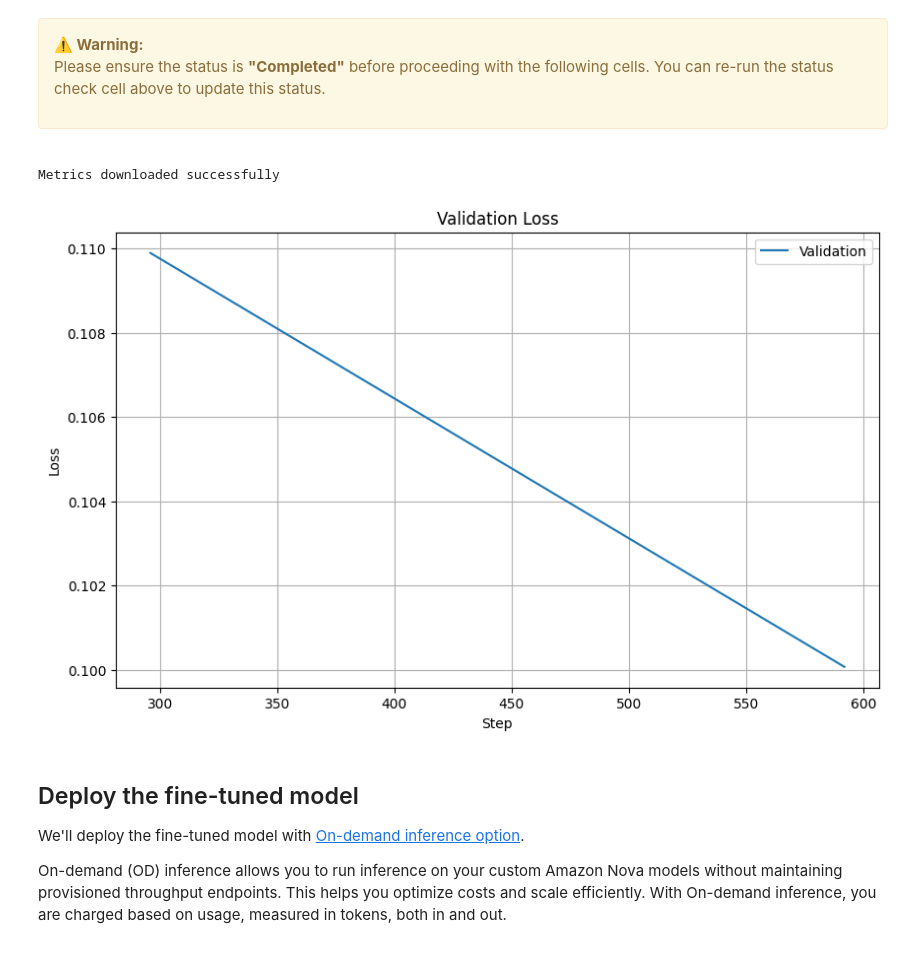
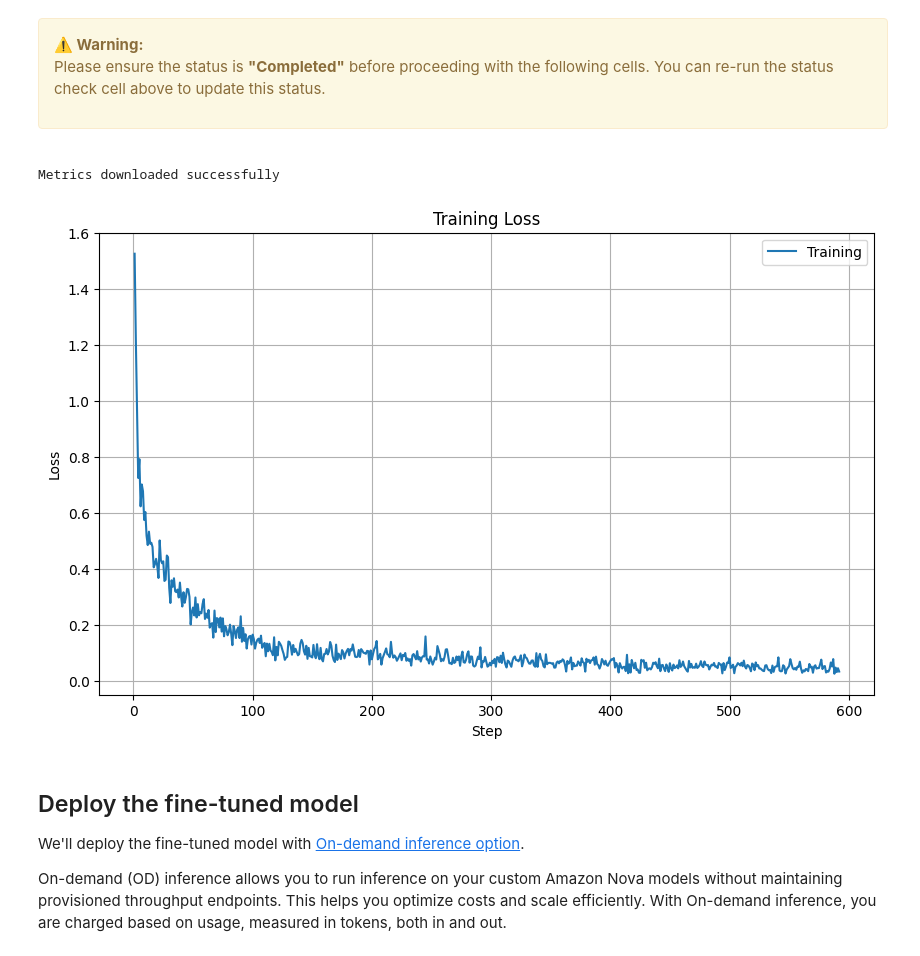
Before and after one commit to Chevolier/nova-image-tagging, a Jupyter notebook: finetune_on_bedrock.ipynb, the cells around one changed output. Cells and saved outputs as stored; diff of their text form; code cells hidden in the pictures.

```diff
--- a/finetune_on_bedrock.ipynb
+++ b/finetune_on_bedrock.ipynb
@@ -187,36 +187,36 @@ def download_metrics(split="train"):
         return None, None
 # %%
 # Download metrics
-split = "validation" # "validation"
+split = "train" # "validation"
 
 train_metrics_file = download_metrics(split)
 
 # Plot training and validation loss if metrics are available
 if train_metrics_file:
     import pandas as pd
 
     # Load metrics
     train_data = pd.read_csv(train_metrics_file)
 
     # Calculate step-level training loss
     train_metrics_epoch = train_data.groupby('step_number').mean()
 
     # Plot
     plt.figure(figsize=(10, 6))
     if split == 'train':
         plt.plot(train_metrics_epoch.index, train_metrics_epoch.training_loss, label='Training')
         plt.title('Training Loss')
     else:
         plt.plot(train_metrics_epoch.index, train_metrics_epoch.validation_loss, label='Validation')
         plt.title('Validation Loss')
     plt.ylabel('Loss')
     plt.xlabel('Step')
     plt.legend()
     plt.grid(True)
     plt.show()
 # %% [output]
 Metrics downloaded successfully
-[figure, old version]
+[figure, new version]
 # %% [markdown]
 ## Deploy the fine-tuned model
 
```
Also changed, not shown: 3 other files.
